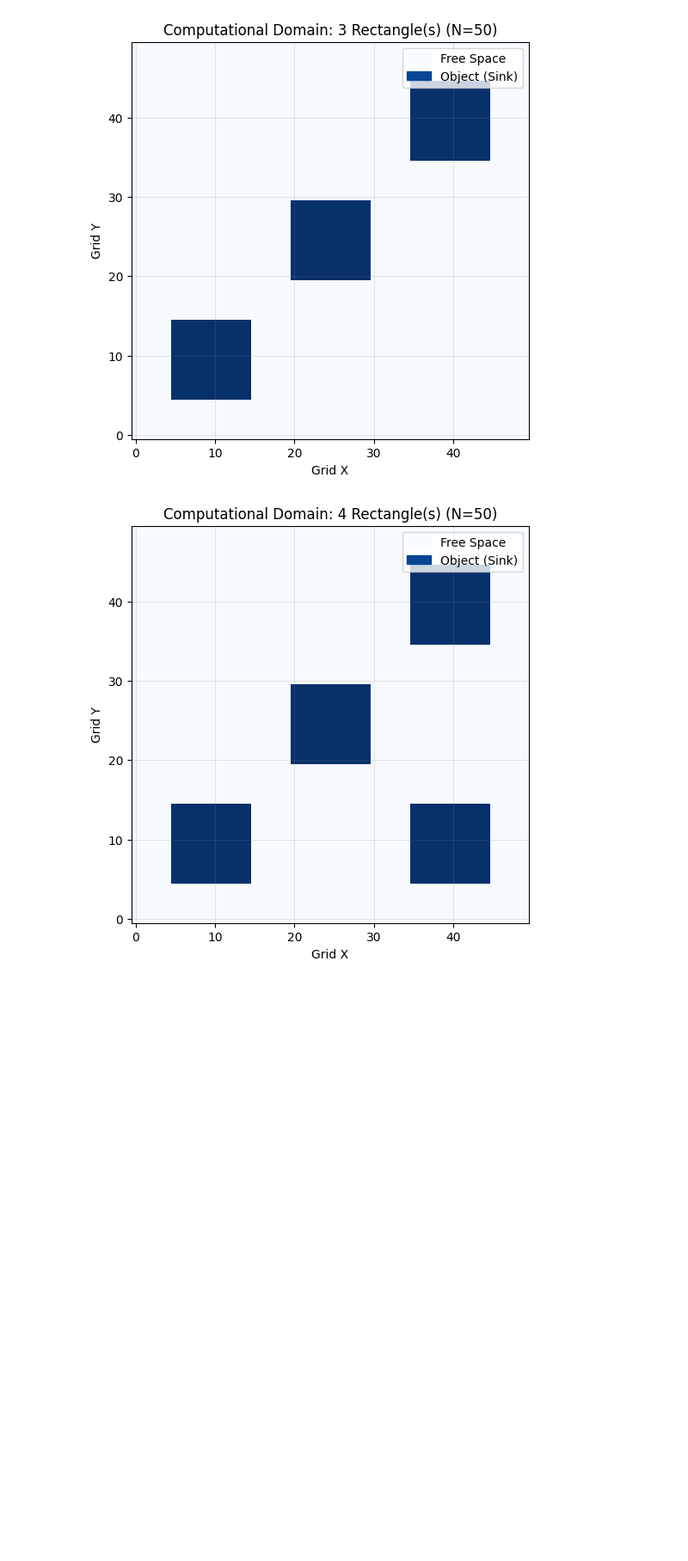
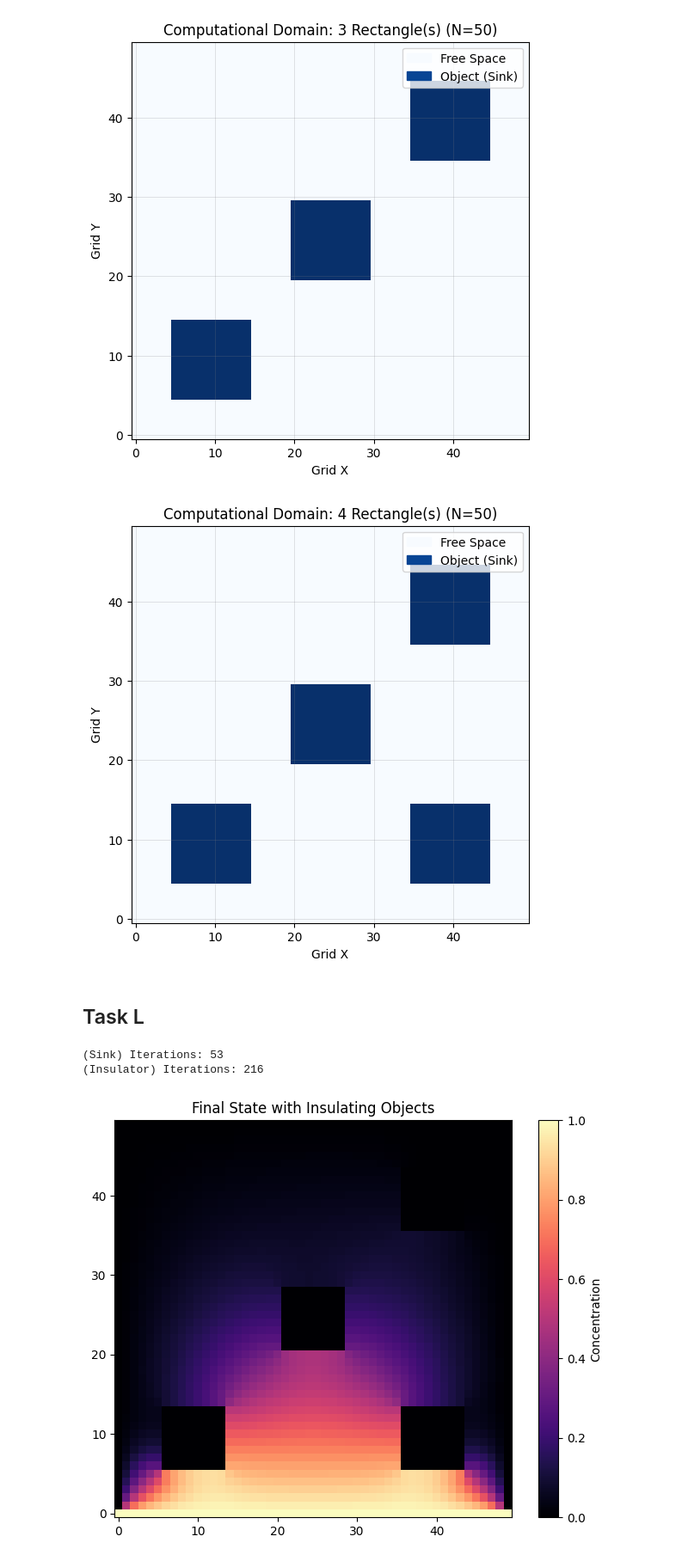
Before and after one commit to TimonJasarevic/SC_Assignments, a Jupyter notebook: Sofronia/methods.ipynb, the cells around one changed output. Shown at 86% size. Saved outputs shown, nothing was run; the diff lists cells and outputs as text; code cells hidden in the pictures; blank space fills up the shorter version.

Commit message:
Task L

```diff
--- a/Sofronia/methods.ipynb
+++ b/Sofronia/methods.ipynb
@@ -404,3 +404,68 @@ visualize_objects(N=50, num_rects=4)
 [figure]
 [figure]
 [figure]
+# %% [markdown]
+## Task L
+# %%
+def sor_method_insulator(N, omega, mask, tol=1e-5, max_iter=10000):
+    U = np.zeros((N, N))
+    U[0, :] = 1.0  # Top boundary
+
+    # Pre-calculate where the fluid points are
+    is_fluid = (mask == 0)
+
+    for iters in range(max_iter):
+        old_U = U.copy()
+        max_diff = 0.0
+
+        # Update Fluid Points using SOR
+        for i in range(1, N-1):
+            for j in range(1, N-1):
+                if is_fluid[i, j]:
+                    # Standard 5-point stencil SOR
+                    res = (U[i+1, j] + U[i-1, j] + U[i, j+1] + U[i, j-1]) / 4.0 - U[i, j]
+                    U[i, j] = U[i, j] + omega * res
+
+        # Each object point takes the value of its nearest fluid neighbor to ensure the gradient across the boundary is zero
+        for i in range(1, N-1):
+            for j in range(1, N-1):
+                if mask[i, j] == 1:
+                    # Look at neighbors if neighbor is fluid, copy its value
+                    neighbor_sum = 0
+                    count = 0
+                    for di, dj in [(-1,0), (1,0), (0,-1), (0,1)]:
+                        if is_fluid[i+di, j+dj]:
+                            neighbor_sum += U[i+di, j+dj]
+                            count += 1
+
+                    if count > 0:
+                        U[i, j] = neighbor_sum / count
+
+        # Check convergence on fluid points
+        max_diff = np.max(np.abs(U[is_fluid] - old_U[is_fluid]))
+        if max_diff < tol:
+            return U, iters
+
+    return U, max_iter
+
+# Experiment
+N=50
+mask = create_rect_mask(N, 4)
+omega = 1.8
+
+U_sink, iters_sink = sor_method_with_object(N, omega, mask)
+U_insul, iters_insul = sor_method_insulator(N, omega, mask)
+
+print(f"(Sink) Iterations: {iters_sink}")
+print(f"(Insulator) Iterations: {iters_insul}")
+
+# Visualize Task L Result
+plt.figure(figsize=(8, 6))
+plt.imshow(U_insul, cmap='magma', origin='lower')
+plt.colorbar(label='Concentration')
+plt.title("Final State with Insulating Objects")
+plt.show()
+# %% [output]
+(Sink) Iterations: 53
+(Insulator) Iterations: 216
+[figure, added]
```
